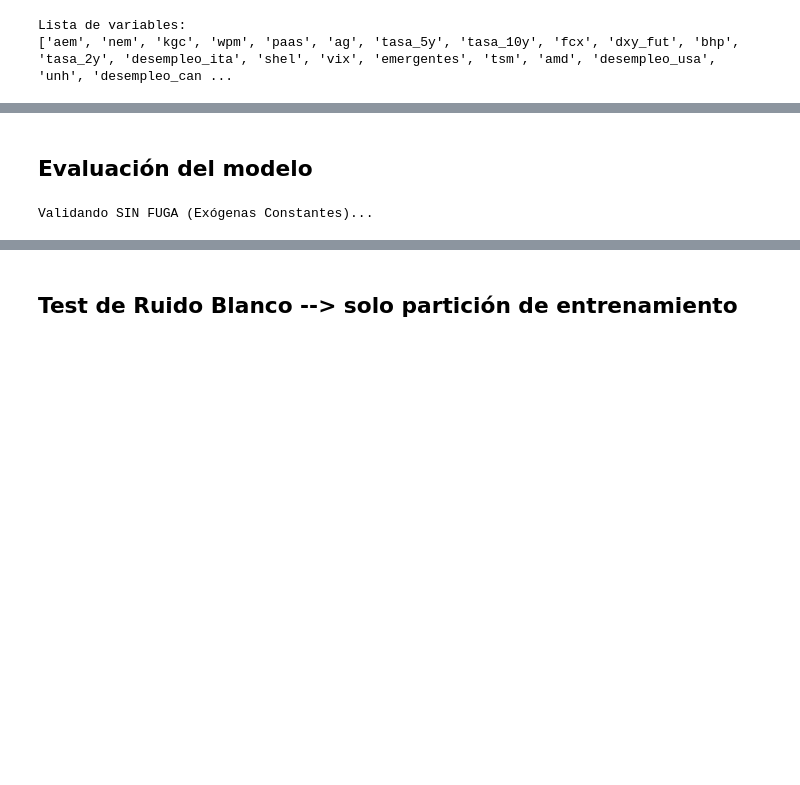
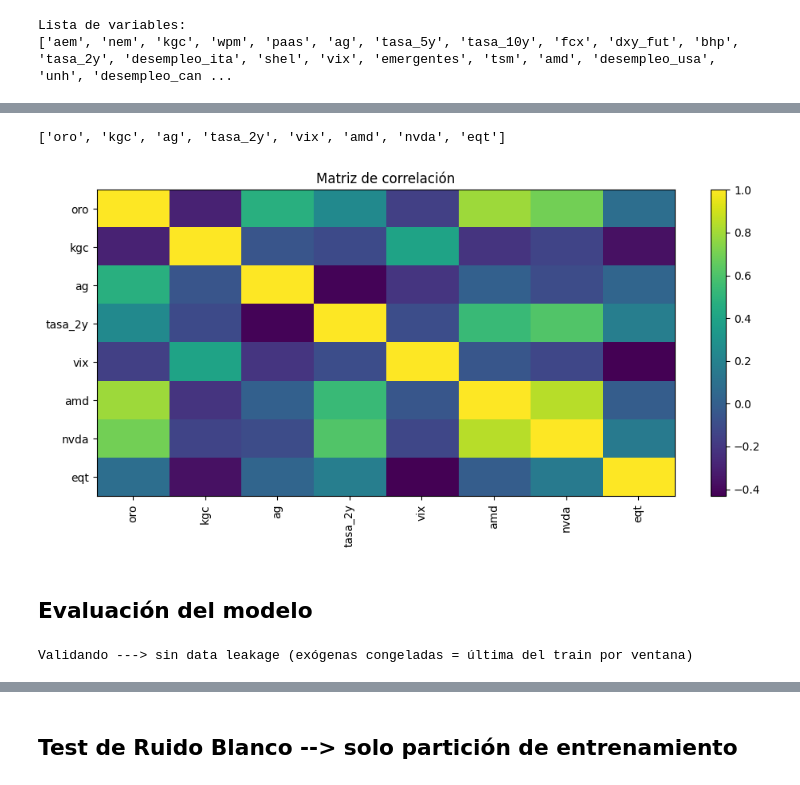
Before and after one commit to CRMORAN01/proyecto_cmoran, a Jupyter notebook: notebooks/series_de_tiempo.ipynb, the cells around one changed output, grey strips where cells are left out. Saved outputs shown, nothing was run; the diff lists cells and outputs as text; code cells hidden in the pictures; blank space fills up the shorter version.

```diff
--- a/notebooks/series_de_tiempo.ipynb
+++ b/notebooks/series_de_tiempo.ipynb
@@ -268,45 +353,71 @@ Lista de variables:
+# %%
+variables=["oro"]+list(X_temp.columns)
+variables
+# %% [output]
+['oro', 'kgc', 'ag', 'tasa_2y', 'vix', 'amd', 'nvda', 'eqt']
+# %%
+corr = df_final_train[variables].corr(numeric_only=True)
+
+plt.figure(figsize=(10,5))
+plt.imshow(corr, aspect="auto")
+plt.colorbar()
+plt.xticks(range(len(corr.columns)), corr.columns, rotation=90)
+plt.yticks(range(len(corr.columns)), corr.columns)
+plt.title("Matriz de correlación")
+plt.tight_layout()
+plt.show()
+# %% [output]
+[figure, added]
 # %% [markdown]
 ## Evaluación del modelo
 # %%
-#"congelaremos" el último dato manualmente
-X = df_final_train[variables_sirven].asfreq("B").ffill().bfill()
+#congelamos el último dato
+x = df_final_train[X_temp.columns].asfreq("B").ffill()
+y_yj  = df_final_train["oro_yj"].asfreq("B").ffill()
+y_usd = df_final_train["oro"].asfreq("B").ffill()
 
-tscv = TimeSeriesSplit(n_splits=12, test_size=10)
+tscv  = TimeSeriesSplit(n_splits=12, test_size=10)
 lmbda = lambda_opt
+delay = 1  # relación tipo "ayer -> hoy" para el modelo
 
 all_preds_usd, all_real_usd, all_preds_yj = [], [], []
-all_aic = []
-all_bic = []
+all_aic, all_bic, all_resid = [], [], []
 
-print("Validando SIN FUGA (Exógenas Constantes)...")
+print("Validando ---> sin data leakage (exógenas congeladas = última del train por ventana)")
 
 for train_idx, test_idx in tscv.split(y_yj):
-    # Para entrenar, sí necesitamos shift(1) para que aprenda la relación "ayer -> hoy"
-    X_train_shifted = X.iloc[train_idx].shift(1).bfill()
 
-    res = SARIMAX(y_yj.iloc[train_idx], exog=X_train_shifted,
-                  order=(0, 1, 0), seasonal_order=(0, 0, 0, 0)).fit(disp=False)
+    # sets de la ventana
+    X_train_w = x.iloc[train_idx]
+    y_train_w = y_yj.iloc[train_idx]
 
+    # lag sin fuga
+    X_train_shifted = X_train_w.shift(delay).dropna()
+    y_train_aligned = y_train_w.loc[X_train_shifted.index]
+
+    # entrenar
+    res = SARIMAX(y_train_aligned,exog=X_train_shifted,order=(0, 1, 0),seasonal_order=(0, 0, 0, 0)).fit(disp=False)
+
+    all_resid.append(res.resid.dropna().values)
     all_aic.append(res.aic)
     all_bic.append(res.bic)
 
-    #ULTIMO VALOR REAL CONOCIDO
-    ultimo_dato_conocido = X.iloc[train_idx].iloc[-1]
+    # índice del test de la ventana
+    y_index_test = y_yj.index[test_idx]
+    horizonte = len(test_idx)  # = 10
 
-    #conservadora--> hoy es igual a mañana
-    exog_futura = pd.DataFrame([ultimo_dato_conocido.values] * len(test_idx),
-                               index=y_yj.index[test_idx],
-                               columns=X.columns)
-
-
-    fc_yj = res.forecast(steps=len(test_idx), exog=exog_futura)
+    #exógenas para forecast: última conocida del TRAIN ---> repetida 10 días
+    ultimo_dato_conocido = X_train_w.iloc[-1]  # <-- última conocida de train
+    exog_futura = pd.DataFrame(np.repeat(ultimo_dato_conocido.values.reshape(1, -1), horizonte, axis=0),index=y_index_test,columns=x.columns)
+    # forecast
+    fc_yj = res.forecast(steps=horizonte, exog=exog_futura)
     fc_usd = inv_yj(fc_yj, lmbda)
 
     all_preds_yj.extend(fc_yj)
     all_preds_usd.extend(fc_usd)
     all_real_usd.extend(y_usd.iloc[test_idx])
 # %% [output]
-Validando SIN FUGA (Exógenas Constantes)...
+Validando ---> sin data leakage (exógenas congeladas = última del train por ventana)
 # %%
 total_dias_validados = len(all_real_usd)
 
```
Also changed, not shown: parts of 20 cells of this notebook.
